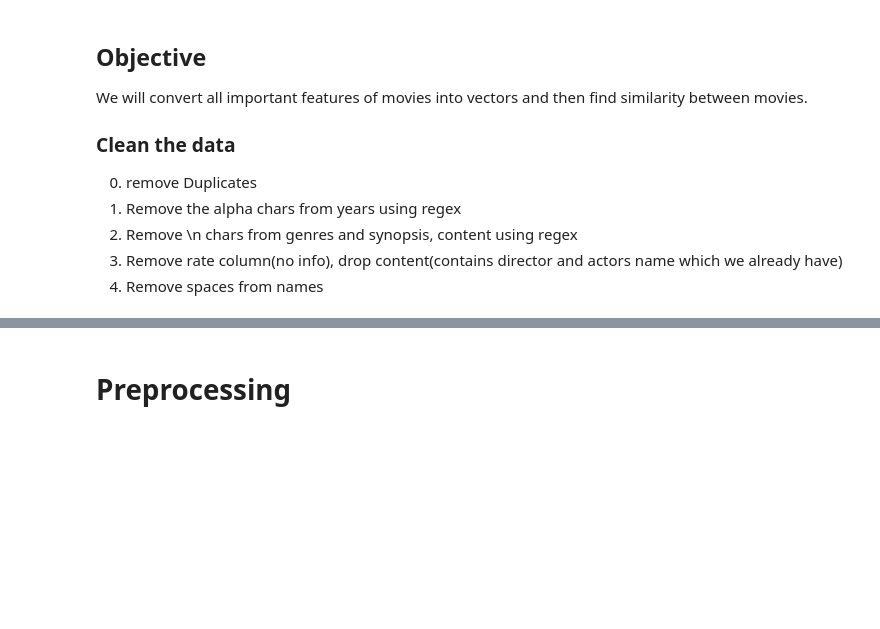
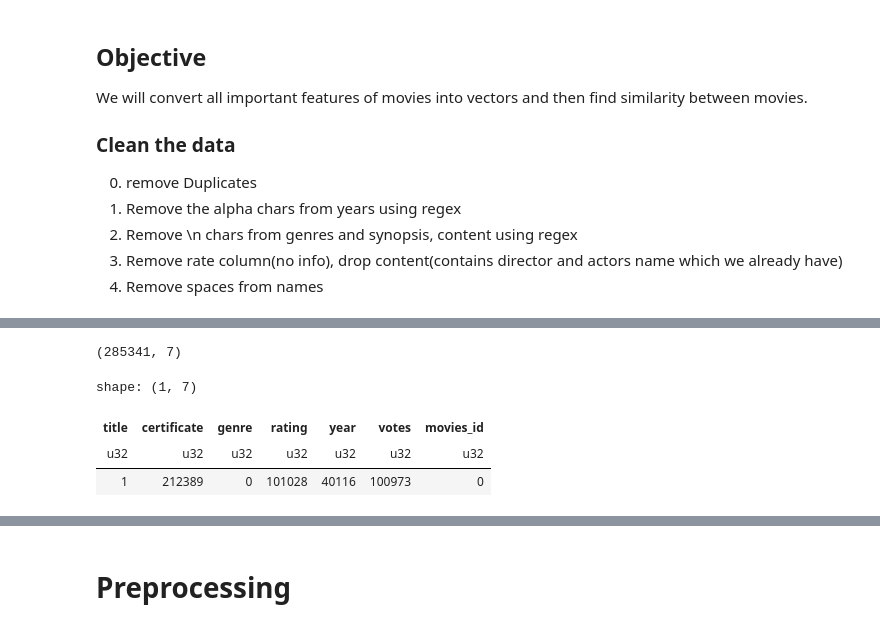
Before and after one commit to tikendraw/movie-recommender-system, a Jupyter notebook: movies-exploration.ipynb, the cells around one changed output, grey strips where cells are left out. Drawn from its saved outputs; the diff is of its cells as text; code cells hidden in the pictures; blank space fills up the shorter version.

```diff
--- a/movies-exploration.ipynb
+++ b/movies-exploration.ipynb
@@ -104,0 +153,11 @@ shape: (5, 16)
+# %%
+ddf.shape
+# %% [output]
+(285341, 7)
+# %%
+ddf.null_count()
+# %% [output]
+shape: (1, 7)
+| title | certificate | genre | rating | year | votes | movies_id |
+| u32 | u32 | u32 | u32 | u32 | u32 | u32 |
+| 1 | 212389 | 0 | 101028 | 40116 | 100973 | 0 |
```
Also changed, not shown: parts of 41 cells of this notebook, 8 other files.
